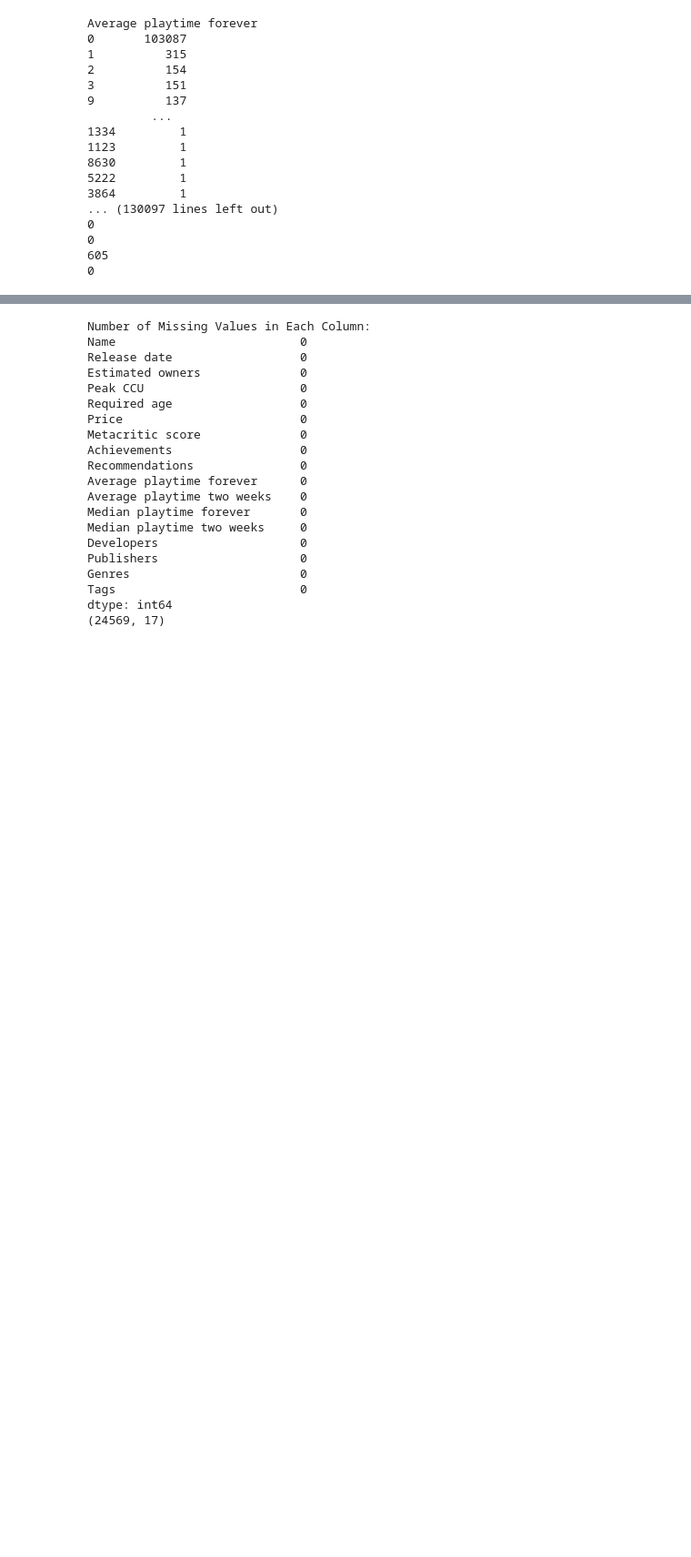
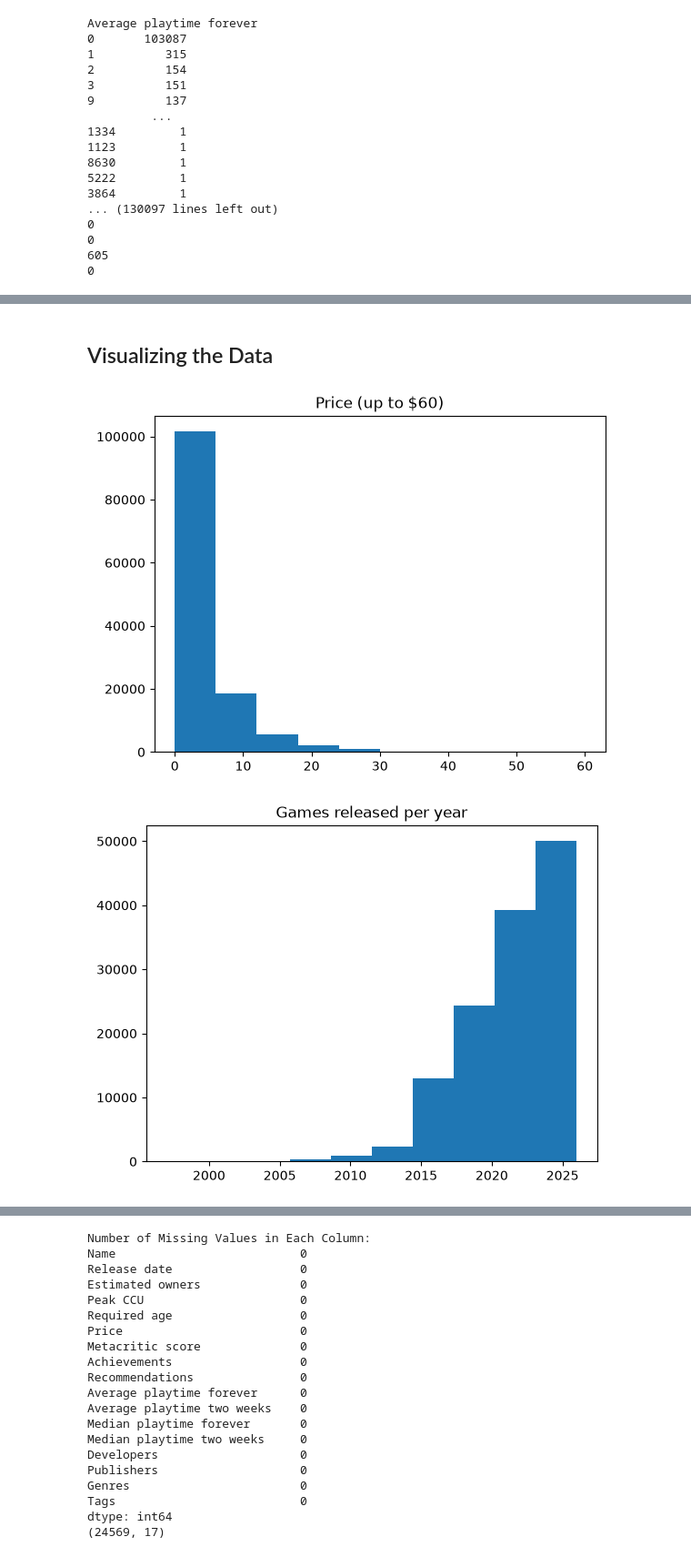
Before and after one commit to dariasroblero-ship-it/CSCI4047-Project, a Jupyter notebook: main.ipynb, the cells around one changed output, grey strips where cells are left out. Shown at 91% size. Cells and saved outputs as stored; diff of their text form; code cells hidden in the pictures; blank space fills up the shorter version.

Commit message:
Preprocessing and Vis
Added code for cleaning, preprocessing, and visualization of data. All that needs to be done for phase 2 is analysis.

```diff
--- a/main.ipynb
+++ b/main.ipynb
@@ -76,0 +91,21 @@ Average playtime forever
+# %% [markdown]
+## Visualizing the Data
+# %%
+played = df[df[target] > 0]
+year = pd.to_datetime(df["Release date"], format="%b %d, %Y", errors="coerce").dt.year
+
+# Histograms
+plt.hist(df.loc[df["Price"] <= 60, "Price"])
+plt.title("Price (up to $60)")
+plt.show()
+
+plt.hist(year.dropna())
+plt.title("Games released per year")
+plt.show()
+
+plt.hist(np.log10(played[target]))
+plt.title("Average playtime (minutes)")
+plt.show()
+# %% [output]
+[figure, added]
+[figure, added]
```
Also changed, not shown: parts of 12 cells of this notebook.
